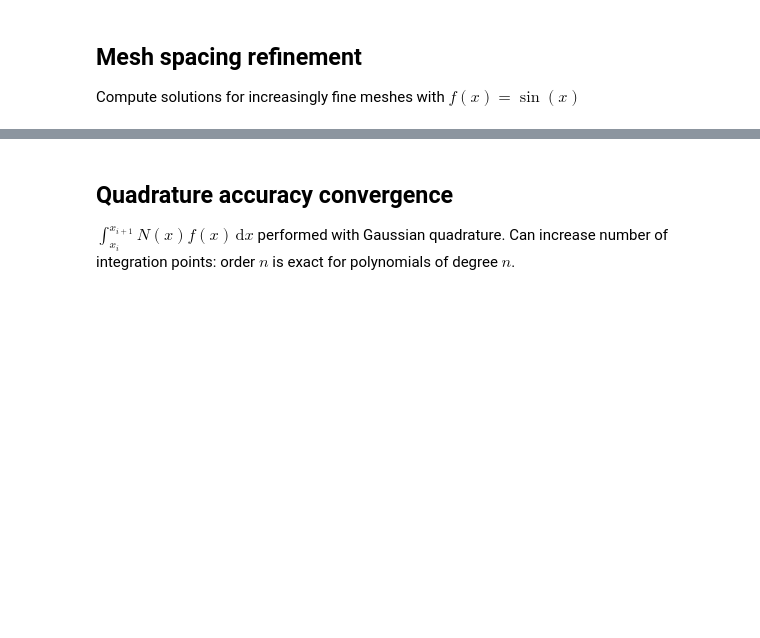
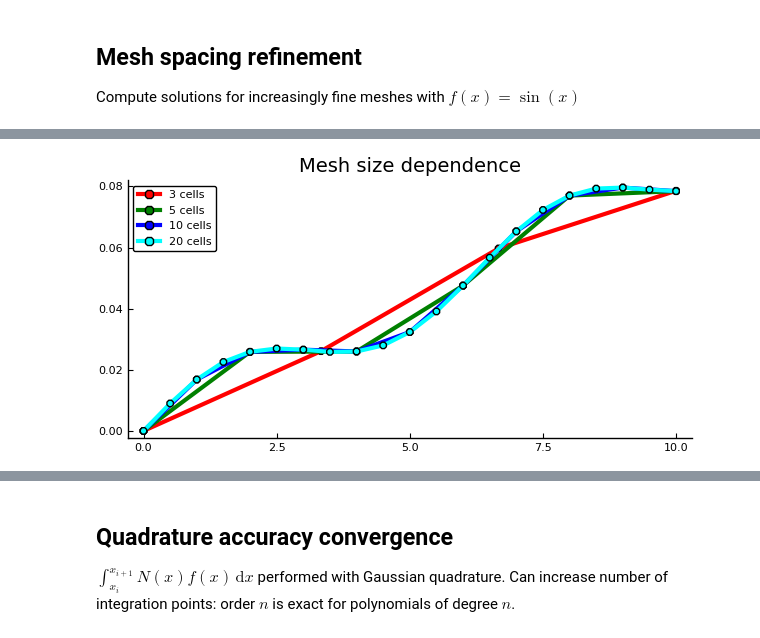
Before and after one commit to jameskermode/DST-FEM, a Jupyter notebook: FEM-lecture.ipynb, the cells around one changed output, grey strips where cells are left out. Saved outputs shown, nothing was run; the diff lists cells and outputs as text; code cells hidden in the pictures; blank space fills up the shorter version.

```diff
--- a/FEM-lecture.ipynb
+++ b/FEM-lecture.ipynb
@@ -430,7 +423,7 @@ plot(mesh[1:end-1], [ϵ σ], layout=2, legend=false, size=(600,300),
 # %% [markdown]
 ## Programmatic approach
 # %%
-function solver(L, f, n_cells, quad_degree=3)
+function solver(L, f, n_cells; quad_degree=3)
     n_nodes = n_cells + 1
     mesh = linspace(0.0, L, n_nodes)
     h = L/n_cells
@@ -473,8 +466,9 @@ Compute solutions for increasingly fine meshes with $f(x) = \sin(x)$
 meshes = [3, 5, 10, 20]
 solutions = [solver(L, sin, n, quad_degree=3) for n in meshes]
 plot(title="Mesh size dependence")
-for (u, mesh) in solutions
-    plot!(mesh, u, marker=:o, lw=3, ms=5, grid=false, label="$(length(mesh)-1) cells", size=(600,300))
+for ((u, mesh), color) in zip(solutions, [:red, :green, :blue, :cyan])
+    plot!(mesh, u, marker=:o, lw=3, ms=5, grid=false,
+          label="$(length(mesh)-1) cells", size=(600,300), c=[color])
 end
 current()
 # %% [output]
@@ -482,3 +475,4 @@ current()
+[figure, added]
 # %%
 last_u, last_mesh = solutions[end]
 err = [ abs(u[end] - last_u[end]) for (u, mesh) in solutions[1:end-1] ]
```
Also changed, not shown: parts of 14 cells of this notebook, 1 other file.
